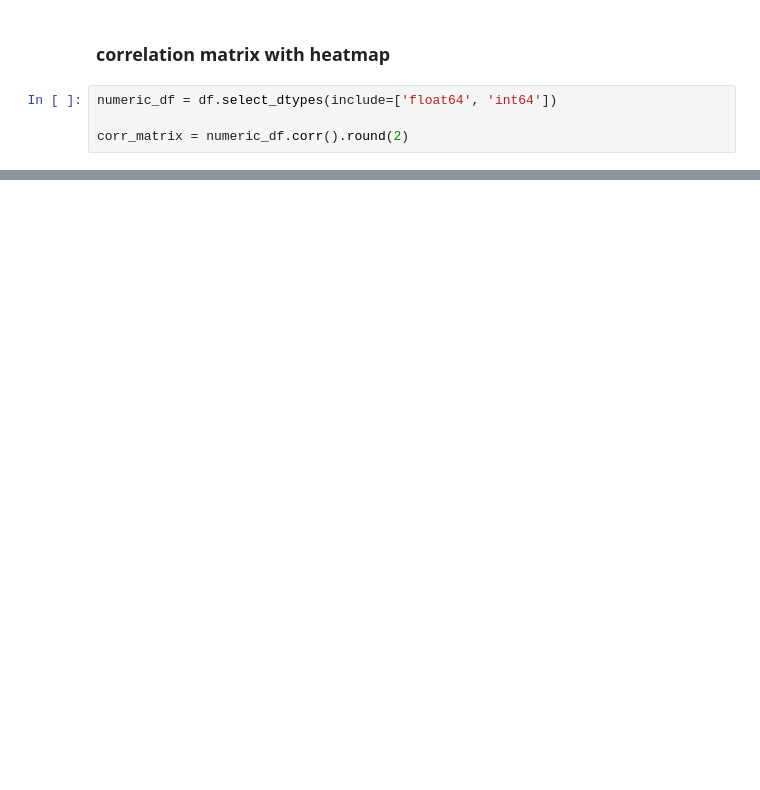
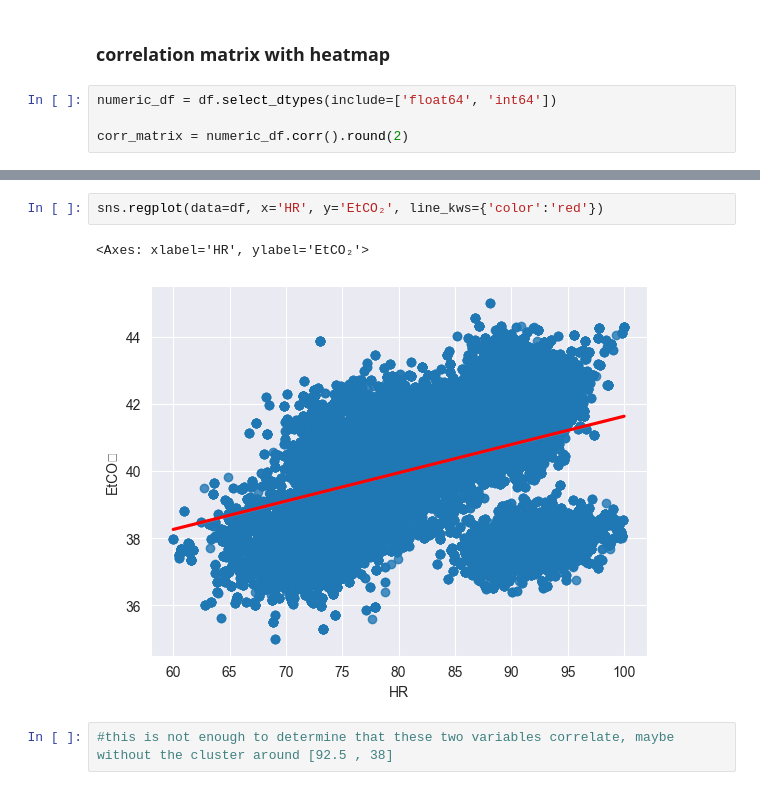
Before and after one commit to xKazimir/IAU_Project, a Jupyter notebook: Project_IAU.ipynb, the cells around one changed output, grey strips where cells are left out. Saved outputs shown, nothing was run; the diff lists cells and outputs as text; blank space fills up the shorter version.

```diff
--- a/Project_IAU.ipynb
+++ b/Project_IAU.ipynb
@@ -666,0 +687,7 @@ plt.show()
+# %%
+sns.regplot(data=df, x='HR', y='EtCO₂', line_kws={'color':'red'})
+# %% [output]
+<Axes: xlabel='HR', ylabel='EtCO₂'>
+[figure, added]
+# %%
+#this is not enough to determine that these two variables correlate, maybe without the cluster around [92.5 , 38]
```
Also changed, not shown: parts of 29 cells of this notebook.
